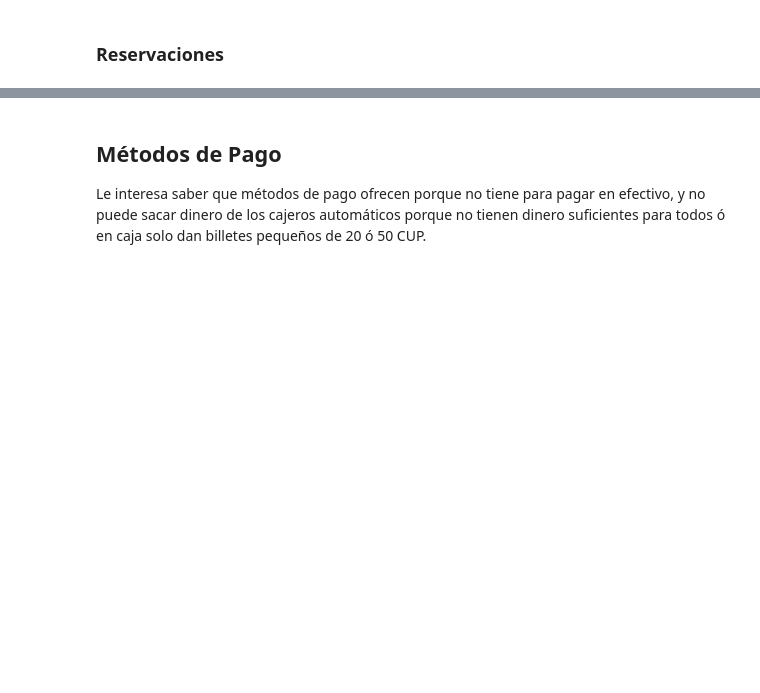
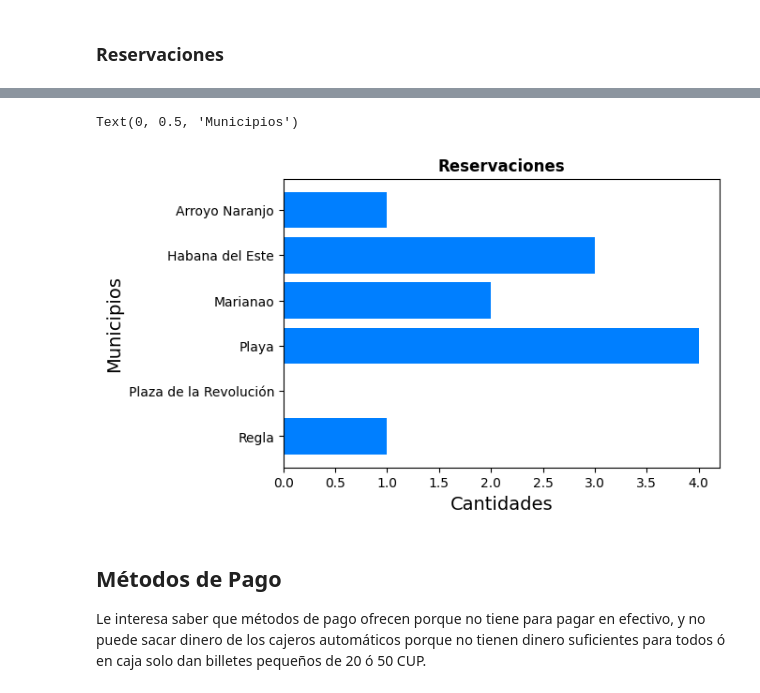
Before and after one commit to liandeveloper/its_possible, a Jupyter notebook: notebook.ipynb, the cells around one changed output, grey strips where cells are left out. Drawn from its saved outputs; the diff is of its cells as text; code cells hidden in the pictures; blank space fills up the shorter version.

```diff
--- a/notebook.ipynb
+++ b/notebook.ipynb
@@ -431,3 +335,36 @@ Text(0, 0.5, 'Municipios')
+# %%
+df_an = boolean(df, 'services.reserve', 'address.town', 'arroyo naranjo')
+df_he = boolean(df, 'services.reserve', 'address.town', 'habana del este')
+df_ma = boolean(df, 'services.reserve', 'address.town', 'marianao')
+df_pl = boolean(df, 'services.reserve', 'address.town', 'playa')
+df_pr = boolean(df, 'services.reserve', 'address.town', 'plaza de la revolución')
+df_re = boolean(df, 'services.reserve', 'address.town', 'regla')
+# %%
+reserves = [
+    'Arroyo Naranjo',
+    'Habana del Este',
+    'Marianao',
+    'Playa',
+    'Plaza de la Revolución',
+    'Regla'
+]
+values = [
+    len(df_an),
+    len(df_he),
+    len(df_ma),
+    len(df_pl),
+    len(df_pr),
+    len(df_re)
+]
+
+plt.figure(figsize=(6, 4))
+plt.barh(reserves[::-1], values[::-1], color=['#007FFF'])
+plt.title('Reservaciones', fontweight='bold')
+plt.xlabel('Cantidades', fontsize='14')
+plt.ylabel('Municipios', fontsize='14')
+# %% [output]
+Text(0, 0.5, 'Municipios')
+[figure, added]
 # %% [markdown]
 ## Métodos de Pago
 
```
Also changed, not shown: parts of 19 cells of this notebook, 1 other file.
